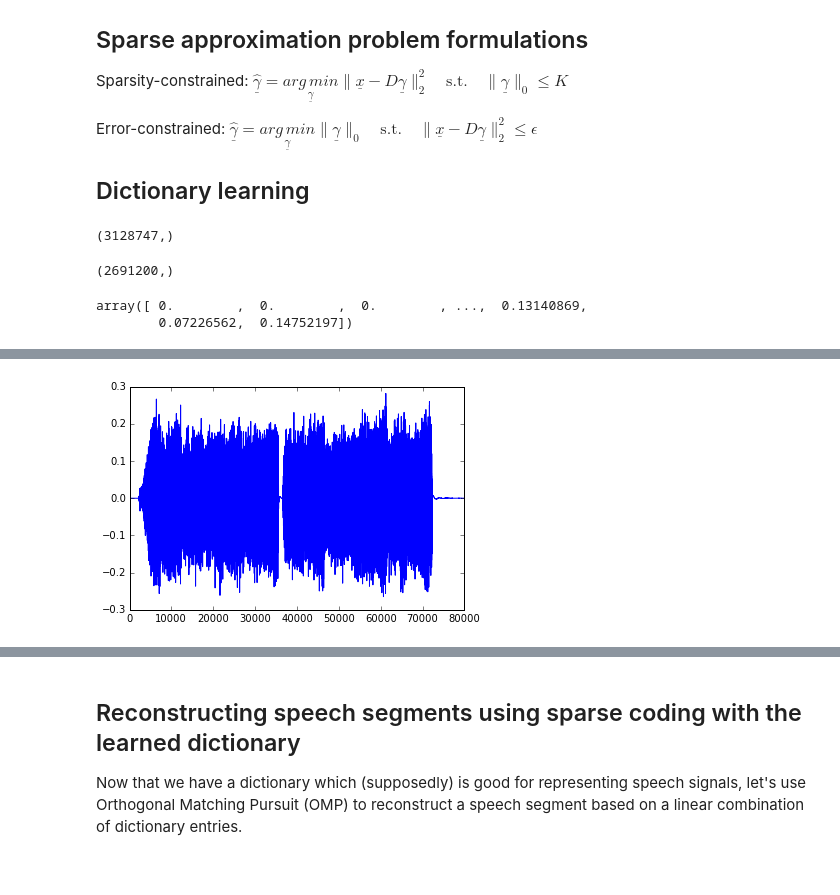
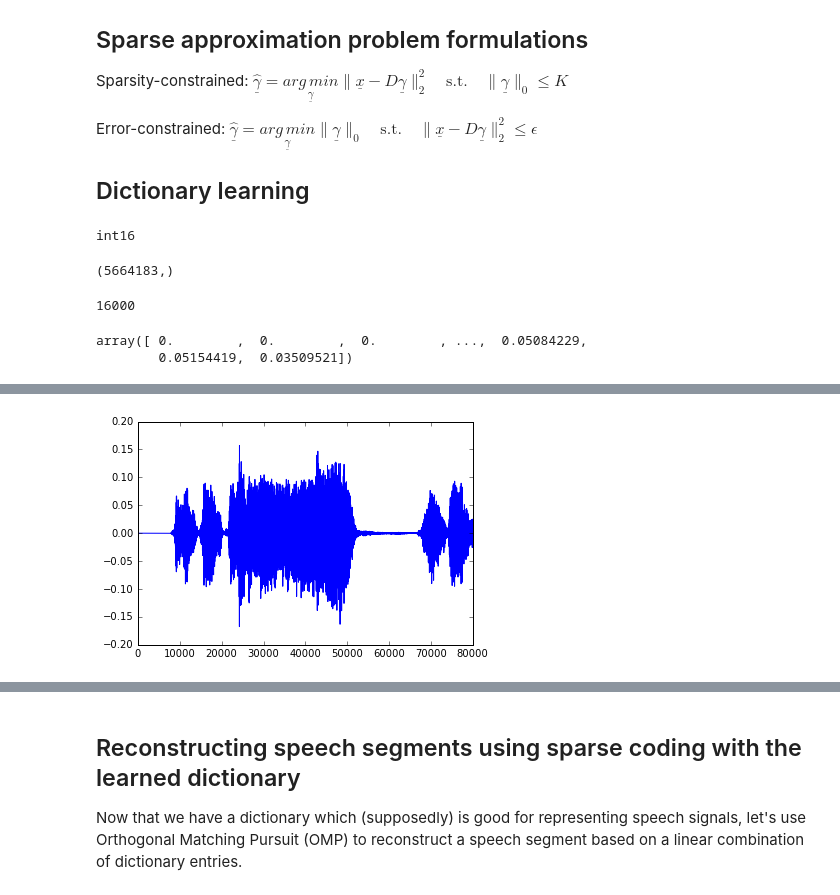
Before and after one commit to copernican/dict-learn, a Jupyter notebook: dictlearning.ipynb, the cells around one changed output, grey strips where cells are left out. Drawn from its saved outputs; the diff is of its cells as text; code cells hidden in the pictures.

Commit message:
change ipynb for Bohemian Rhapsody

```diff
--- a/dictlearning.ipynb
+++ b/dictlearning.ipynb
@@ -20,36 +20,48 @@ import numpy as np
 # Load signal used to build the dictionary
 from scipy.io import wavfile
 
-import os
-os.chdir("/path/to/wav")
-fs, data = wavfile.read("03 Shot In The Back Of The Head.wav")
+# import os
+# os.chdir("/path/to/wav")
+# fs, data = wavfile.read("03 Shot In The Back Of The Head.wav")
+fs, data = wavfile.read("BohemianRhapsody_Mono16_16khz.wav")
+
+print(data.dtype)
+
+# http://samcarcagno.altervista.org/blog/basic-sound-processing-python/
+# the sound pressure values are mapped to integer values that can range
+# from -2^15 to (2^15)-1. We can convert our sound array to floating point
+# values ranging from -1 to 1 as follows:
 data = data / 2.0**15
 data.shape
 # %% [output]
-(3128747,)
+int16
+(5664183,)
-# %%
-data.shape
-# %% [output]
-(2691200,)
-# %%
-# Get just 2 minutes of speech to save a little bit of time
-training_data = data[0:fs*60]
-training_data
-# %% [output]
-array([ 0.        ,  0.        ,  0.        , ...,  0.13140869,
-        0.07226562,  0.14752197])
+# %%
+data.shape
+fs
+# data[0:fs * 20].shape[0] / 256
+# %% [output]
+16000
+# %%
+# train an initial dictionary on 10 seconds of signal
+training_data = data[0:fs * 10]
+training_data
+# %% [output]
+array([ 0.        ,  0.        ,  0.        , ...,  0.05084229,
+        0.05154419,  0.03509521])
 # %%
 training_data = training_data.reshape(int(training_data.shape[0] / 256),256)
 # %%
 %matplotlib inline
 
 plt.plot(data[0:fs*5])
 
+# play 20 seconds of signal
 from IPython.display import Audio
-Audio(rate=fs, data=data[0:fs*20])
+Audio(rate=fs, data=data[0:fs * 30])
 # %% [output]
 [interactive output not drawn]
-[figure, old version]
+[figure, new version]
 # %%
 # Example of a speech frame
 plt.plot(training_data[10])
```
Also changed, not shown: parts of 9 cells of this notebook.
